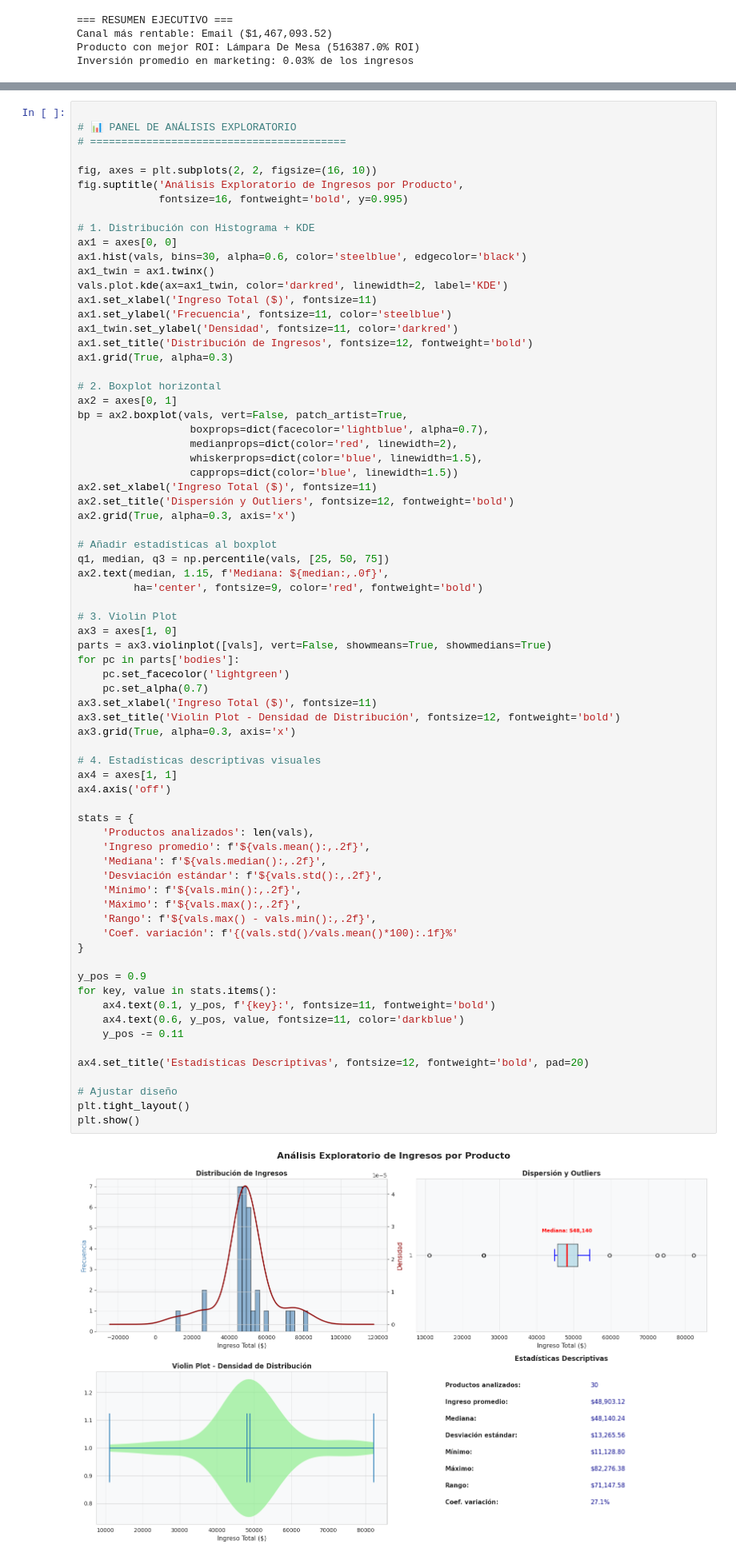
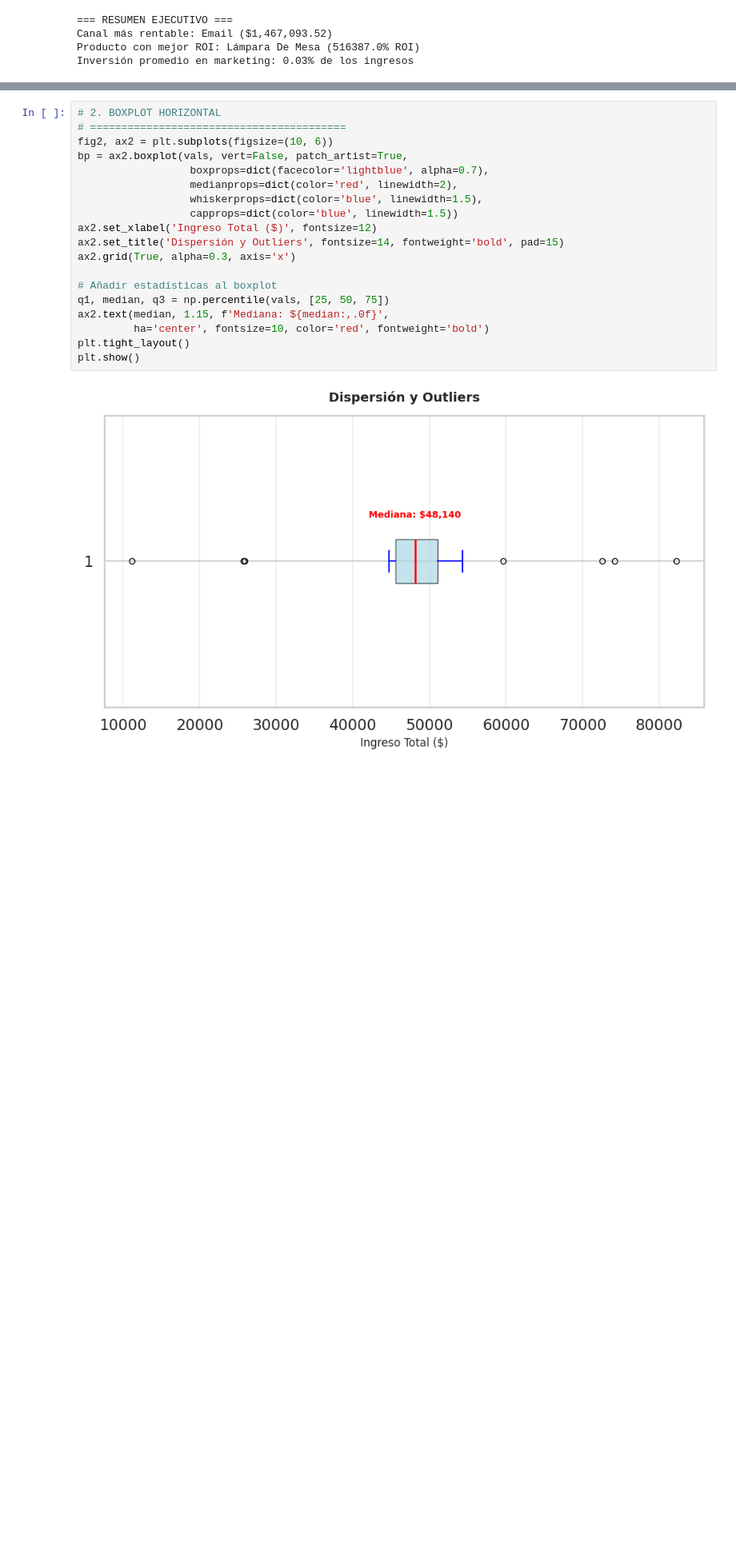
Before and after one commit to enrisimp/preEntrega_datos_EnriqueEscalante, a Jupyter notebook: Enrique_Jose_Escalante_Echague_Comisión_25262_TPI_Data_Analytics_FINAL.ipynb, the cells around one changed output, grey strips where cells are left out. Shown at 80% size. Drawn from its saved outputs; the diff is of its cells as text; blank space fills up the shorter version.

```diff
--- a/Enrique_Jose_Escalante_Echague_Comisión_25262_TPI_Data_Analytics_FINAL.ipynb
+++ b/Enrique_Jose_Escalante_Echague_Comisión_25262_TPI_Data_Analytics_FINAL.ipynb
@@ -1243,74 +1328,21 @@ vals = resumen_prod['ingreso_total'].dropna()
 # %%
-
-# 📊 PANEL DE ANÁLISIS EXPLORATORIO
+# 2. BOXPLOT HORIZONTAL
 # =========================================
-
-fig, axes = plt.subplots(2, 2, figsize=(16, 10))
-fig.suptitle('Análisis Exploratorio de Ingresos por Producto',
-             fontsize=16, fontweight='bold', y=0.995)
-
-# 1. Distribución con Histograma + KDE
-ax1 = axes[0, 0]
-ax1.hist(vals, bins=30, alpha=0.6, color='steelblue', edgecolor='black')
-ax1_twin = ax1.twinx()
-vals.plot.kde(ax=ax1_twin, color='darkred', linewidth=2, label='KDE')
-ax1.set_xlabel('Ingreso Total ($)', fontsize=11)
-ax1.set_ylabel('Frecuencia', fontsize=11, color='steelblue')
-ax1_twin.set_ylabel('Densidad', fontsize=11, color='darkred')
-ax1.set_title('Distribución de Ingresos', fontsize=12, fontweight='bold')
-ax1.grid(True, alpha=0.3)
-
-# 2. Boxplot horizontal
-ax2 = axes[0, 1]
+fig2, ax2 = plt.subplots(figsize=(10, 6))
 bp = ax2.boxplot(vals, vert=False, patch_artist=True,
                   boxprops=dict(facecolor='lightblue', alpha=0.7),
                   medianprops=dict(color='red', linewidth=2),
                   whiskerprops=dict(color='blue', linewidth=1.5),
                   capprops=dict(color='blue', linewidth=1.5))
-ax2.set_xlabel('Ingreso Total ($)', fontsize=11)
-ax2.set_title('Dispersión y Outliers', fontsize=12, fontweight='bold')
+ax2.set_xlabel('Ingreso Total ($)', fontsize=12)
+ax2.set_title('Dispersión y Outliers', fontsize=14, fontweight='bold', pad=15)
 ax2.grid(True, alpha=0.3, axis='x')
 
 # Añadir estadísticas al boxplot
 q1, median, q3 = np.percentile(vals, [25, 50, 75])
 ax2.text(median, 1.15, f'Mediana: ${median:,.0f}',
-         ha='center', fontsize=9, color='red', fontweight='bold')
-
-# 3. Violin Plot
-ax3 = axes[1, 0]
-parts = ax3.violinplot([vals], vert=False, showmeans=True, showmedians=True)
-for pc in parts['bodies']:
-    pc.set_facecolor('lightgreen')
-    pc.set_alpha(0.7)
-ax3.set_xlabel('Ingreso Total ($)', fontsize=11)
-ax3.set_title('Violin Plot - Densidad de Distribución', fontsize=12, fontweight='bold')
-ax3.grid(True, alpha=0.3, axis='x')
-
-# 4. Estadísticas descriptivas visuales
-ax4 = axes[1, 1]
-ax4.axis('off')
-
-stats = {
-    'Productos analizados': len(vals),
-    'Ingreso promedio': f'${vals.mean():,.2f}',
-    'Mediana': f'${vals.median():,.2f}',
-    'Desviación estándar': f'${vals.std():,.2f}',
-    'Mínimo': f'${vals.min():,.2f}',
-    'Máximo': f'${vals.max():,.2f}',
-    'Rango': f'${vals.max() - vals.min():,.2f}',
-    'Coef. variación': f'{(vals.std()/vals.mean()*100):.1f}%'
-}
-
-y_pos = 0.9
-for key, value in stats.items():
-    ax4.text(0.1, y_pos, f'{key}:', fontsize=11, fontweight='bold')
-    ax4.text(0.6, y_pos, value, fontsize=11, color='darkblue')
-    y_pos -= 0.11
-
-ax4.set_title('Estadísticas Descriptivas', fontsize=12, fontweight='bold', pad=20)
-
-# Ajustar diseño
+         ha='center', fontsize=10, color='red', fontweight='bold')
 plt.tight_layout()
 plt.show()
 # %% [output]
-[figure, old version]
+[figure, new version]
```
Also changed, not shown: parts of 14 cells of this notebook.
